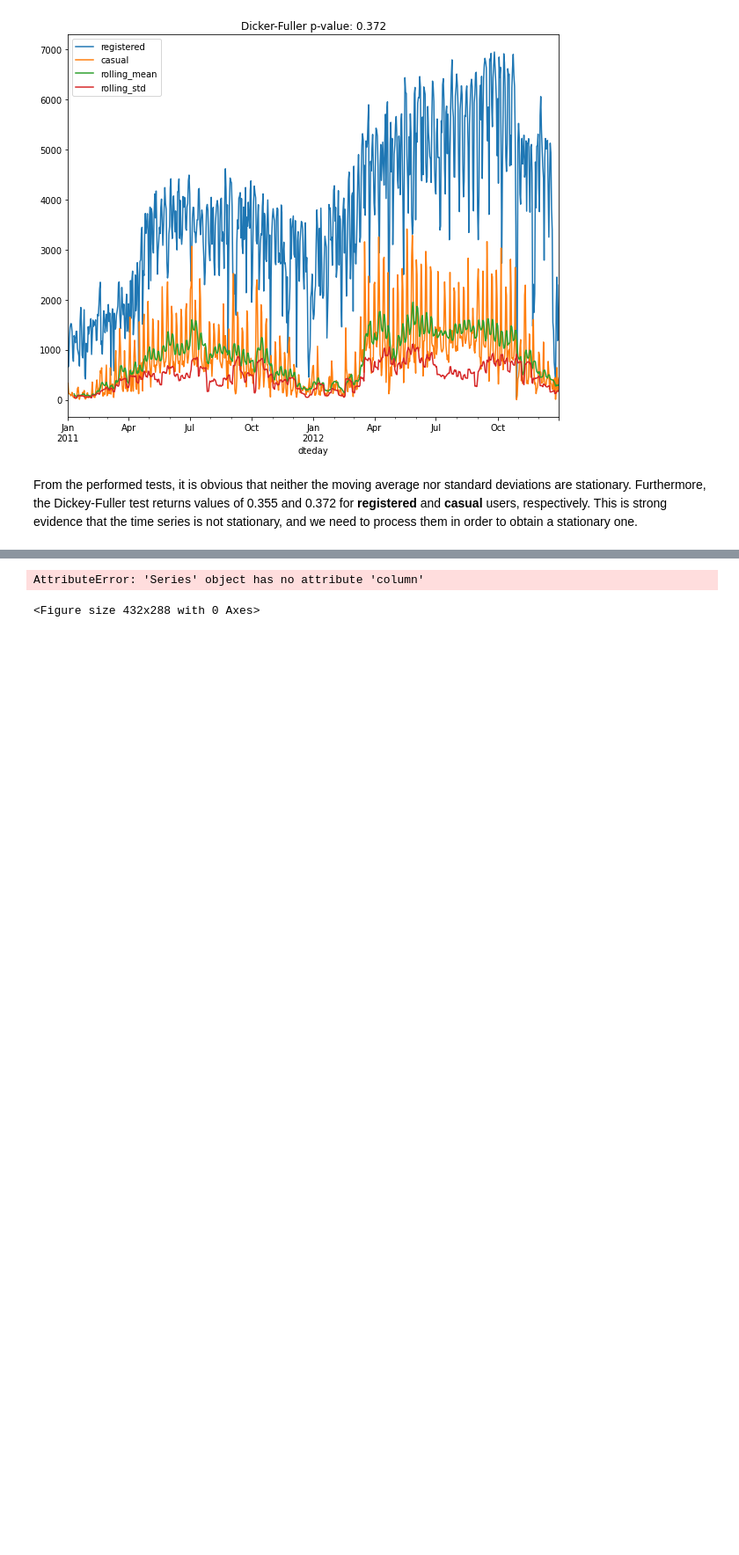
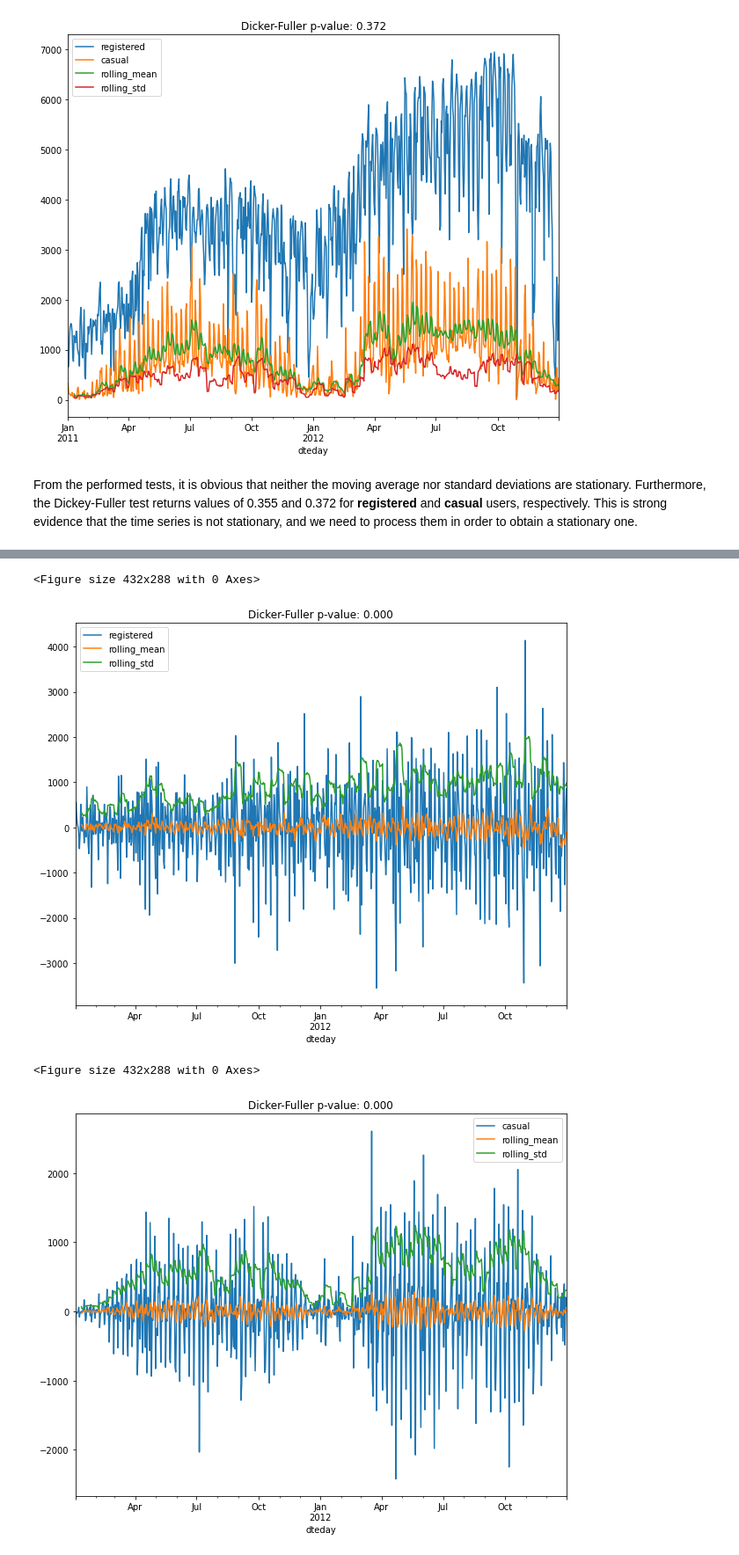
Before and after one commit to manuelinfosec/bike-sharing-analysis, a Jupyter notebook: main.ipynb, the cells around one changed output, grey strips where cells are left out. Shown at 88% size. Saved outputs shown, nothing was run; the diff lists cells and outputs as text; code cells hidden in the pictures; blank space fills up the shorter version.

Commit message:
Detrend Time Series

```diff
--- a/main.ipynb
+++ b/main.ipynb
@@ -649,18 +653,34 @@ From the performed tests, it is obvious that neither the moving average nor stan
+# %%
+def test_stationarity_2(ts, window=10, **kwargs):
+    plot_data = pd.DataFrame(ts)
+    plot_data["rolling_mean"] = ts.rolling(window).mean()
+    plot_data["rolling_std"] = ts.rolling(window).std()
+    # compute p-value of Dickey-Fuller test
+    p_val = adfuller(ts)[1]
+    ax = plot_data.plot(**kwargs)
+    ax.set_title(f"Dicker-Fuller p-value: {p_val:.3f}")
+    ax.get_figure().savefig(f"figs/stationarity_test_{col}.png",
+                                format="jpeg")
 # %%
 # subtracting the last value
 registered = daily_rides["registered"]
 registered_diff = registered - registered.shift()
 registered_diff = registered_diff.dropna()
 
 casual = daily_rides["casual"]
 casual_diff = casual - casual.shift()
 casual_diff = casual_diff.dropna()
 
 
 plt.figure()
-registered_diff
-# test_stationarity(registered_diff, figsize=(10,8))
-# plt.savefig("figs/daily_registered_diff.png", format="jpeg")
+test_stationarity_2(registered_diff, figsize=(10,8))
+plt.savefig("figs/daily_registered_diff.png", format="jpeg")
+
+plt.figure()
+test_stationarity_2(casual_diff, figsize=(10,8))
+plt.savefig("figs/daily_casual_diff.png", format="jpeg")
 # %% [output]
-AttributeError: 'Series' object has no attribute 'column'
+<Figure size 432x288 with 0 Axes>
+[figure, added]
 <Figure size 432x288 with 0 Axes>
+[figure, added]
```
Also changed, not shown: parts of 2 cells of this notebook, 4 other files.
